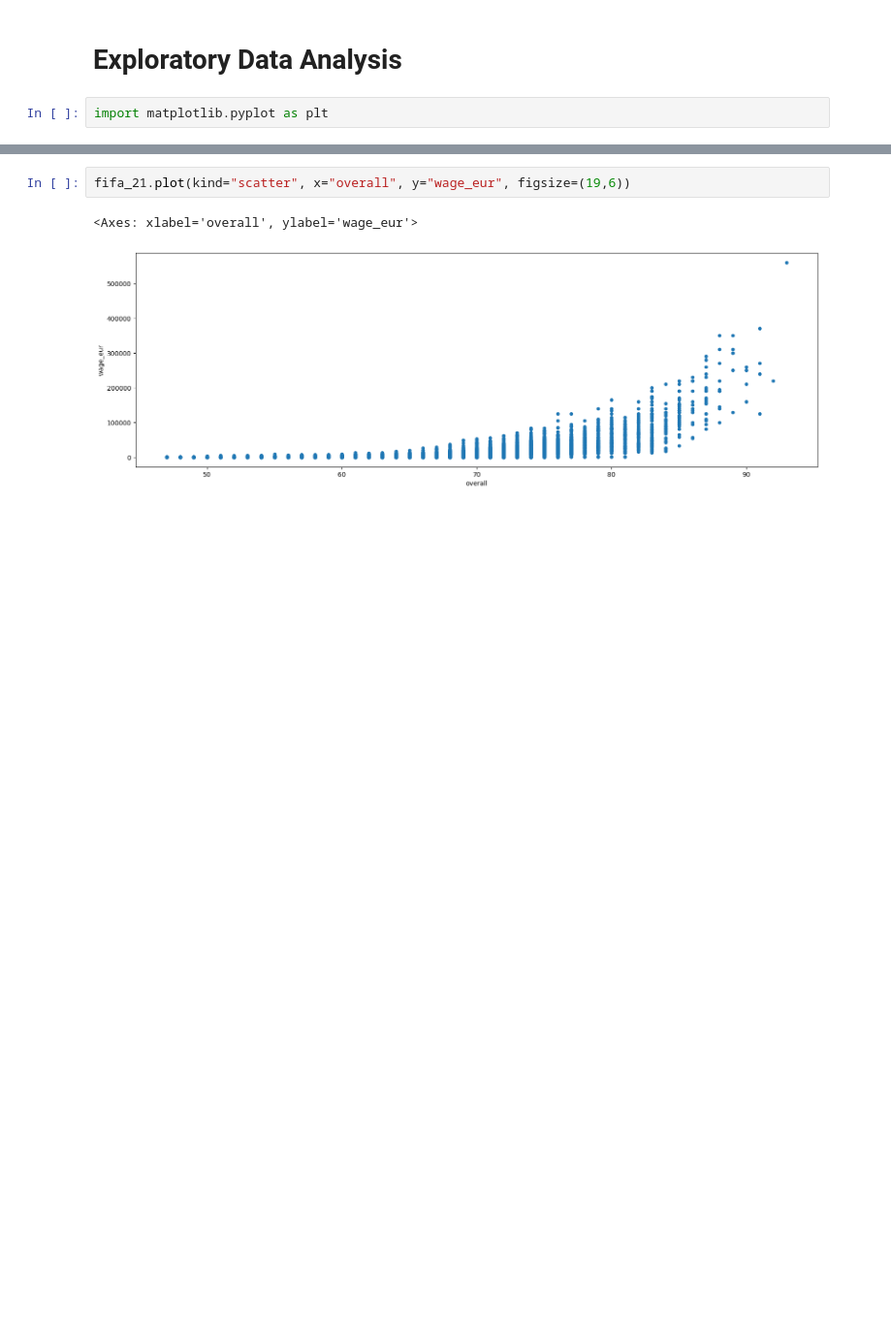
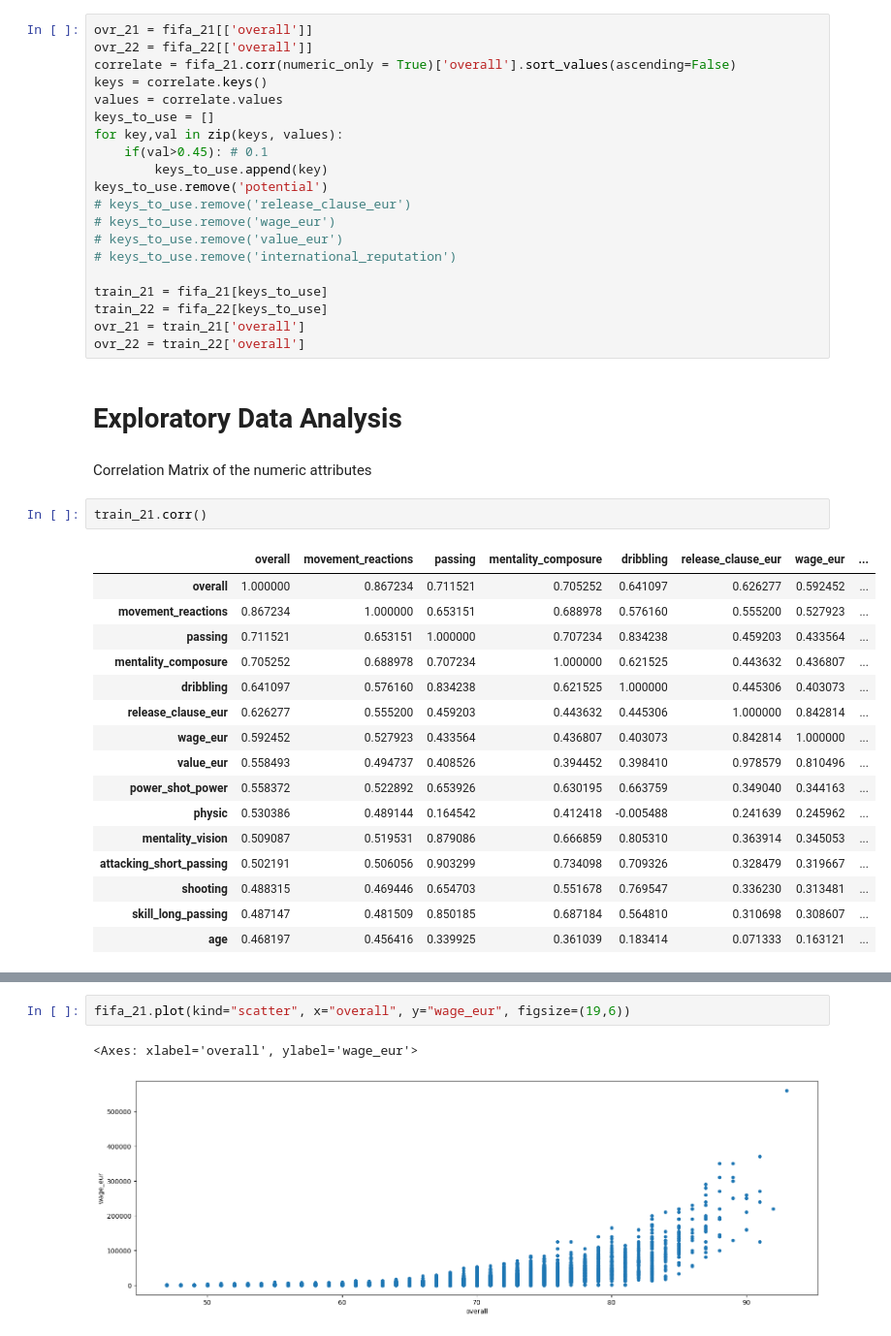
Before and after one commit to quagrain/26_SportsPrediction, a Jupyter notebook: 26_SportsPrediction.ipynb, the cells around one changed output, grey strips where cells are left out. Shown at 97% size. Cells and saved outputs as stored; diff of their text form; blank space fills up the shorter version.

```diff
--- a/26_SportsPrediction.ipynb
+++ b/26_SportsPrediction.ipynb
@@ -60,9 +42,48 @@ FIFA 22 Dataset Shape: (19239, 102)
 # %% [markdown]
 We are dropping all the columns that have more than 30% of their values missing because imputing them could create a bias.
+# %%
+ovr_21 = fifa_21[['overall']]
+ovr_22 = fifa_22[['overall']]
+correlate = fifa_21.corr(numeric_only = True)['overall'].sort_values(ascending=False)
+keys = correlate.keys()
+values = correlate.values
+keys_to_use = []
+for key,val in zip(keys, values):
+    if(val>0.45): # 0.1
+        keys_to_use.append(key)
+keys_to_use.remove('potential')
+# keys_to_use.remove('release_clause_eur')
+# keys_to_use.remove('wage_eur')
+# keys_to_use.remove('value_eur')
+# keys_to_use.remove('international_reputation')
+
+train_21 = fifa_21[keys_to_use]
+train_22 = fifa_22[keys_to_use]
+ovr_21 = train_21['overall']
+ovr_22 = train_22['overall']
 # %% [markdown]
 # **Exploratory Data Analysis**
-# %%
-import matplotlib.pyplot as plt
+# %% [markdown]
+Correlation Matrix of the numeric attributes
+# %%
+train_21.corr()
+# %% [output]
+|  | overall | movement_reactions | passing | mentality_composure | dribbling | release_clause_eur | wage_eur | ... |
+| overall | 1.000000 | 0.867234 | 0.711521 | 0.705252 | 0.641097 | 0.626277 | 0.592452 | ... |
+| movement_reactions | 0.867234 | 1.000000 | 0.653151 | 0.688978 | 0.576160 | 0.555200 | 0.527923 | ... |
+| passing | 0.711521 | 0.653151 | 1.000000 | 0.707234 | 0.834238 | 0.459203 | 0.433564 | ... |
+| mentality_composure | 0.705252 | 0.688978 | 0.707234 | 1.000000 | 0.621525 | 0.443632 | 0.436807 | ... |
+| dribbling | 0.641097 | 0.576160 | 0.834238 | 0.621525 | 1.000000 | 0.445306 | 0.403073 | ... |
+| release_clause_eur | 0.626277 | 0.555200 | 0.459203 | 0.443632 | 0.445306 | 1.000000 | 0.842814 | ... |
+| wage_eur | 0.592452 | 0.527923 | 0.433564 | 0.436807 | 0.403073 | 0.842814 | 1.000000 | ... |
+| value_eur | 0.558493 | 0.494737 | 0.408526 | 0.394452 | 0.398410 | 0.978579 | 0.810496 | ... |
+| power_shot_power | 0.558372 | 0.522892 | 0.653926 | 0.630195 | 0.663759 | 0.349040 | 0.344163 | ... |
+| physic | 0.530386 | 0.489144 | 0.164542 | 0.412418 | -0.005488 | 0.241639 | 0.245962 | ... |
+| mentality_vision | 0.509087 | 0.519531 | 0.879086 | 0.666859 | 0.805310 | 0.363914 | 0.345053 | ... |
+| attacking_short_passing | 0.502191 | 0.506056 | 0.903299 | 0.734098 | 0.709326 | 0.328479 | 0.319667 | ... |
+| shooting | 0.488315 | 0.469446 | 0.654703 | 0.551678 | 0.769547 | 0.336230 | 0.313481 | ... |
+| skill_long_passing | 0.487147 | 0.481509 | 0.850185 | 0.687184 | 0.564810 | 0.310698 | 0.308607 | ... |
+| age | 0.468197 | 0.456416 | 0.339925 | 0.361039 | 0.183414 | 0.071333 | 0.163121 | ... |
 # %%
 age = fifa_21['age']
 bins=np.arange(0, 60, 1)
```
Also changed, not shown: parts of 32 cells of this notebook, 7 other files.
